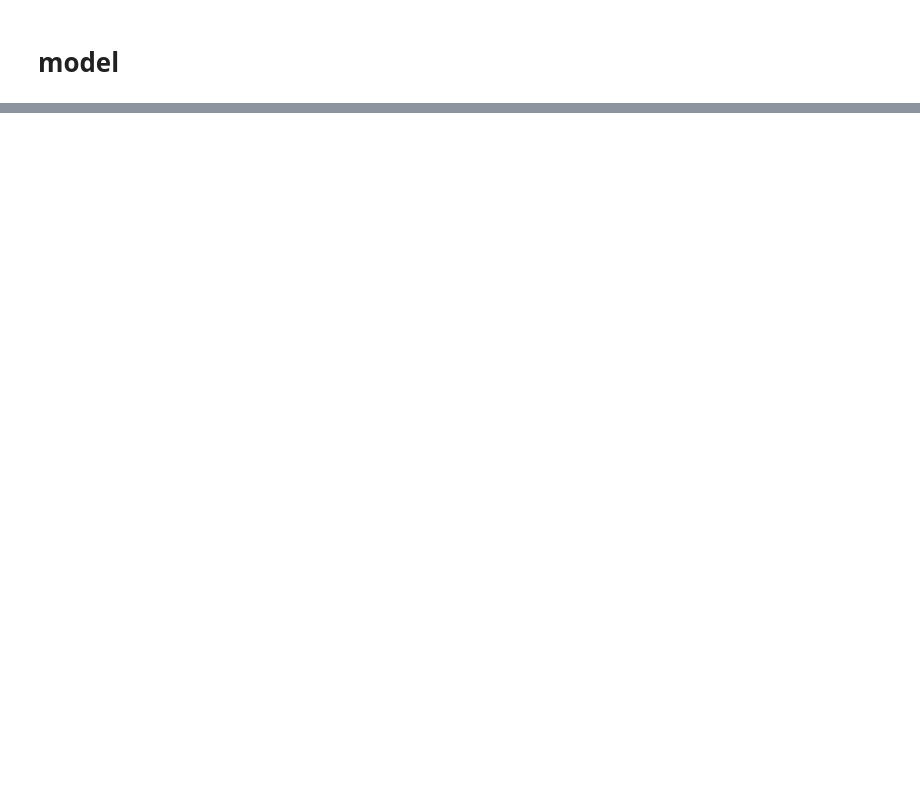
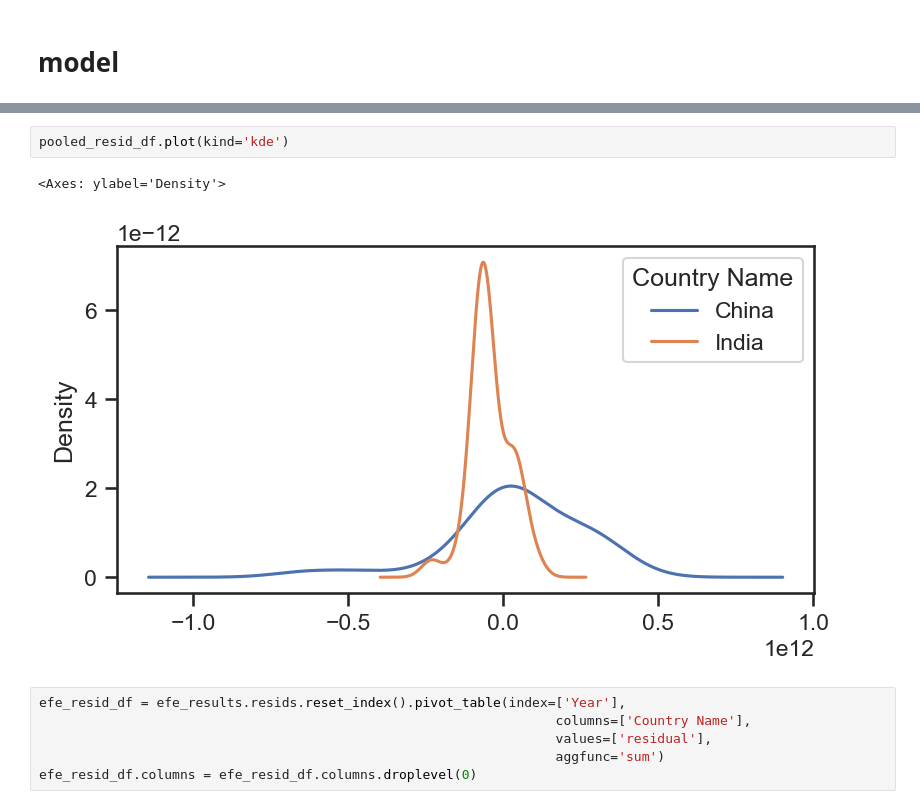
Before and after one commit to BDKlyukin/conferences, a Jupyter notebook: 2026.04.21/2_panel_regressionm.ipynb, the cells around one changed output, grey strips where cells are left out. Drawn from its saved outputs; the diff is of its cells as text; blank space fills up the shorter version.

```diff
--- a/2026.04.21/2_panel_regressionm.ipynb
+++ b/2026.04.21/2_panel_regressionm.ipynb
@@ -493,0 +458,11 @@ g.despine(bottom=True, left=True)
+# %%
+pooled_resid_df.plot(kind='kde')
+# %% [output]
+<Axes: ylabel='Density'>
+[figure, added]
+# %%
+efe_resid_df = efe_results.resids.reset_index().pivot_table(index=['Year'],
+                                                                  columns=['Country Name'],
+                                                                  values=['residual'],
+                                                                  aggfunc='sum')
+efe_resid_df.columns = efe_resid_df.columns.droplevel(0)
```
Also changed, not shown: parts of 38 cells of this notebook, 6 other files.
